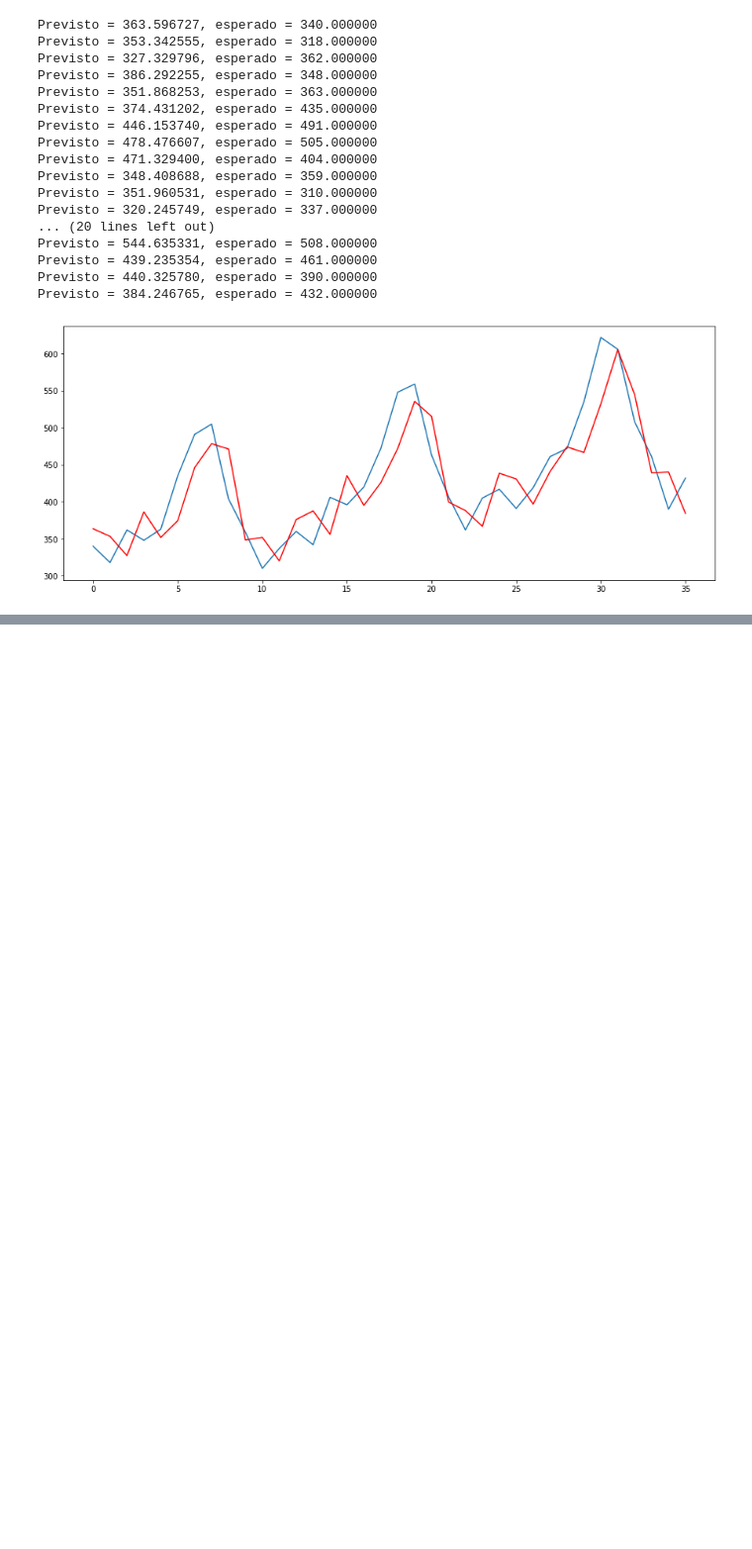
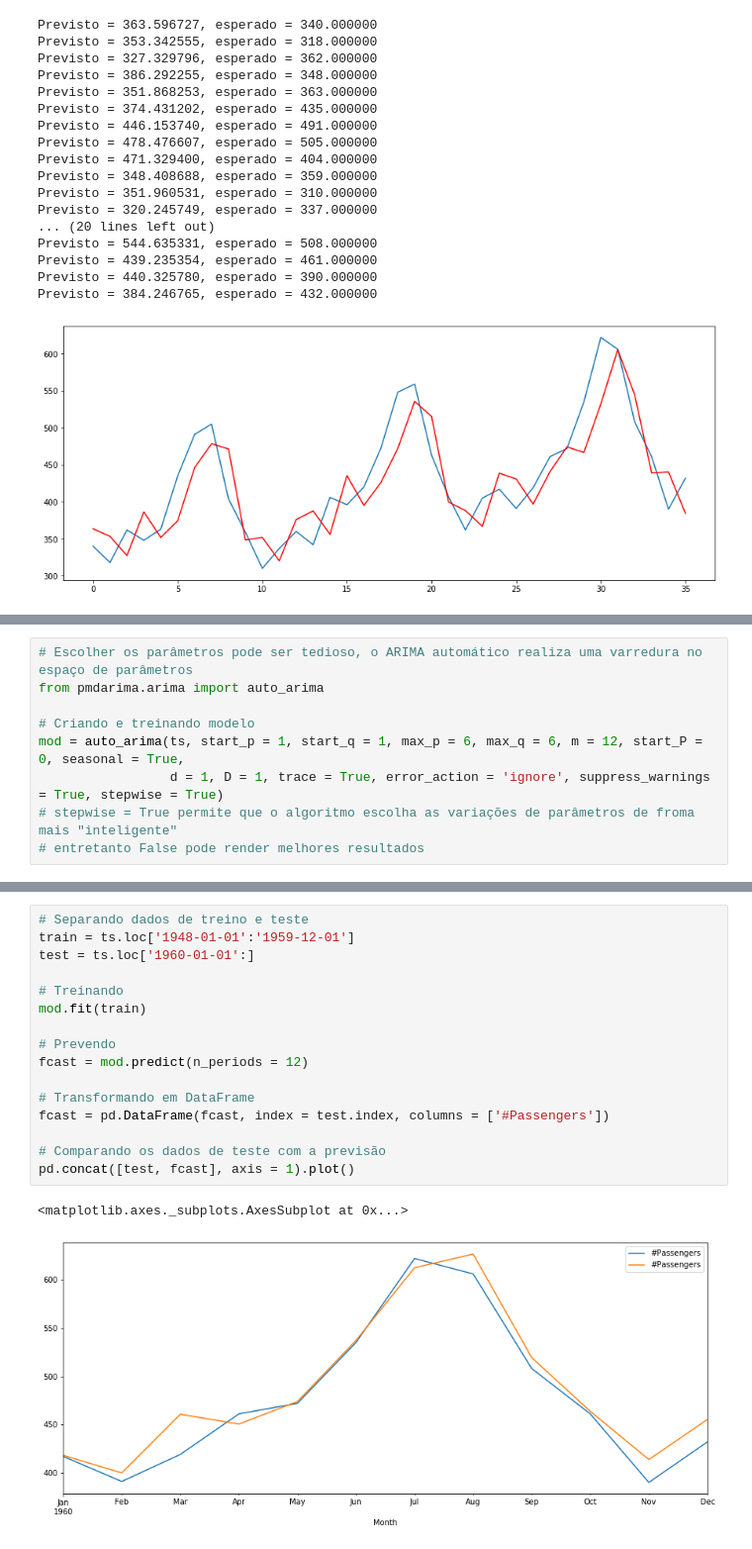
Before and after one commit to gustavosdo/CursosOnline, a Jupyter notebook: SeriesTemporaisPython/Notebooks/Cap4_Previsao.ipynb, the cells around one changed output, grey strips where cells are left out. Shown: that part at 99% size. Saved outputs shown, nothing was run; the diff lists cells and outputs as text; blank space fills up the shorter version.

Commit message:
Método ARIMA automático

```diff
--- a/SeriesTemporaisPython/Notebooks/Cap4_Previsao.ipynb
+++ b/SeriesTemporaisPython/Notebooks/Cap4_Previsao.ipynb
@@ -407,0 +410,9 @@ Previsto = 384.246765, esperado = 432.000000
+# %%
+# Escolher os parâmetros pode ser tedioso, o ARIMA automático realiza uma varredura no espaço de parâmetros
+from pmdarima.arima import auto_arima
+
+# Criando e treinando modelo
+mod = auto_arima(ts, start_p = 1, start_q = 1, max_p = 6, max_q = 6, m = 12, start_P = 0, seasonal = True,
+                 d = 1, D = 1, trace = True, error_action = 'ignore', suppress_warnings = True, stepwise = True)
+# stepwise = True permite que o algoritmo escolha as variações de parâmetros de froma mais "inteligente"
+# entretanto False pode render melhores resultados
@@ -407,0 +439,19 @@ Previsto = 384.246765, esperado = 432.000000
+# %%
+# Separando dados de treino e teste
+train = ts.loc['1948-01-01':'1959-12-01']
+test = ts.loc['1960-01-01':]
+
+# Treinando
+mod.fit(train)
+
+# Prevendo
+fcast = mod.predict(n_periods = 12)
+
+# Transformando em DataFrame
+fcast = pd.DataFrame(fcast, index = test.index, columns = ['#Passengers'])
+
+# Comparando os dados de teste com a previsão
+pd.concat([test, fcast], axis = 1).plot()
+# %% [output]
+<matplotlib.axes._subplots.AxesSubplot at 0x...>
+[figure, added]
```
Also changed, not shown: parts of 3 cells of this notebook.
